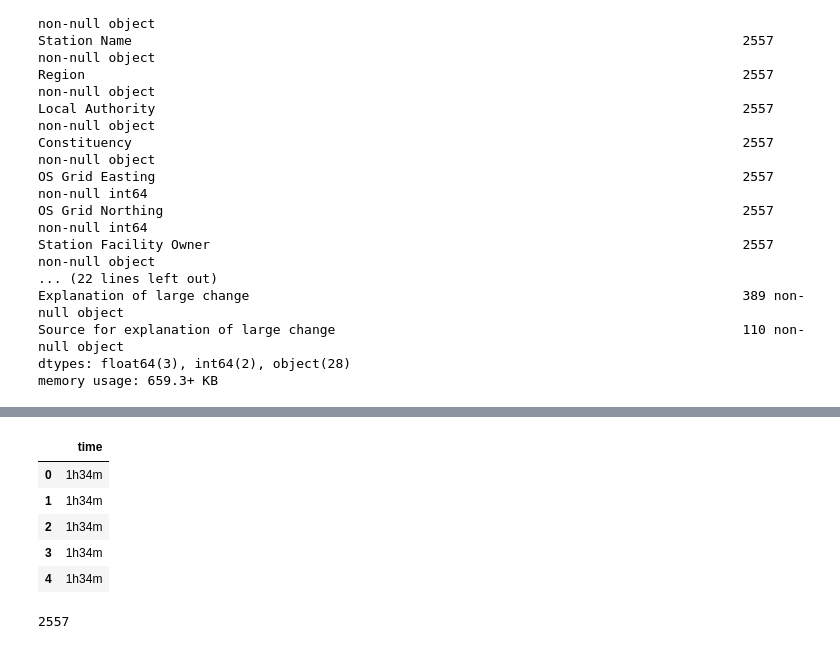
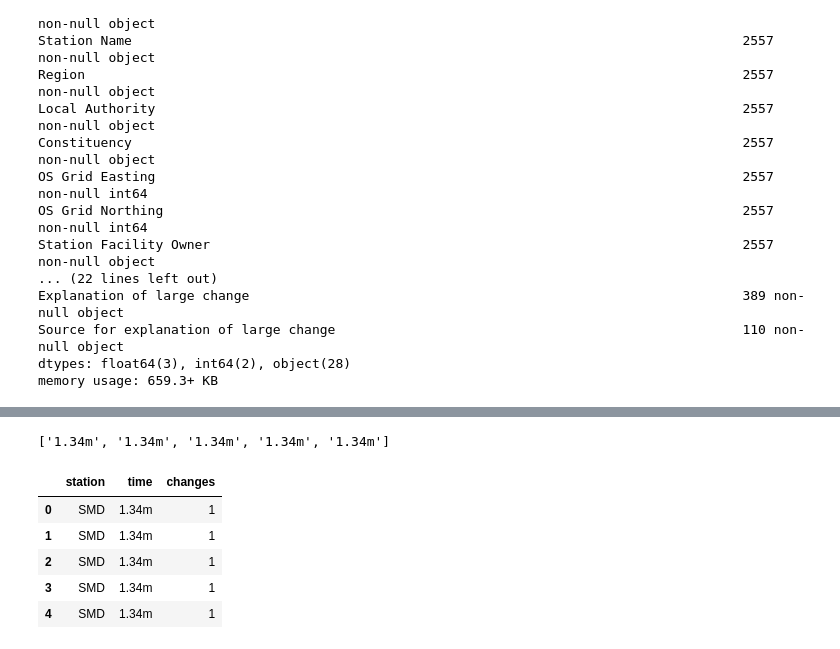
Before and after one commit to omeyrick/PlacesToLive, a Jupyter notebook: Jupyter - PlacesToLive.ipynb, the cells around one changed output, grey strips where cells are left out. Drawn from its saved outputs; the diff is of its cells as text; code cells hidden in the pictures.

```diff
--- a/Jupyter - PlacesToLive.ipynb
+++ b/Jupyter - PlacesToLive.ipynb
@@ -449,9 +429,0 @@ time
-# %%
-df
-# %% [output]
-|  | time |
-| 0 | 1h34m |
-| 1 | 1h34m |
-| 2 | 1h34m |
-| 3 | 1h34m |
-| 4 | 1h34m |
@@ -461,4 +430,4 @@ tlc = df_stations['TLC'].values.tolist()
-# %%
-len(tlc)
-# %% [output]
-2557
+# %%
+clean_list
+# %% [output]
+['1.34m', '1.34m', '1.34m', '1.34m', '1.34m']
@@ -464,0 +442,9 @@ len(tlc)
+# %%
+df_station_times
+# %% [output]
+|  | station | time | changes |
+| 0 | SMD | 1.34m | 1 |
+| 1 | SMD | 1.34m | 1 |
+| 2 | SMD | 1.34m | 1 |
+| 3 | SMD | 1.34m | 1 |
+| 4 | SMD | 1.34m | 1 |
```
Also changed, not shown: parts of 10 cells of this notebook, 2 other files.
